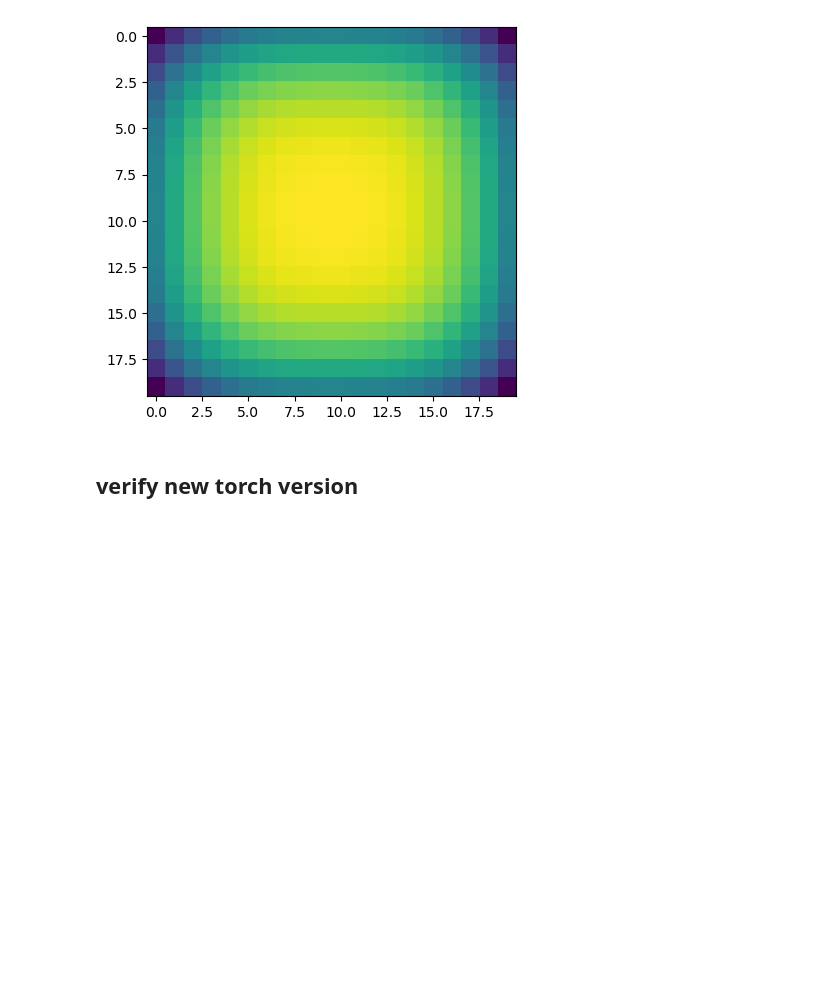
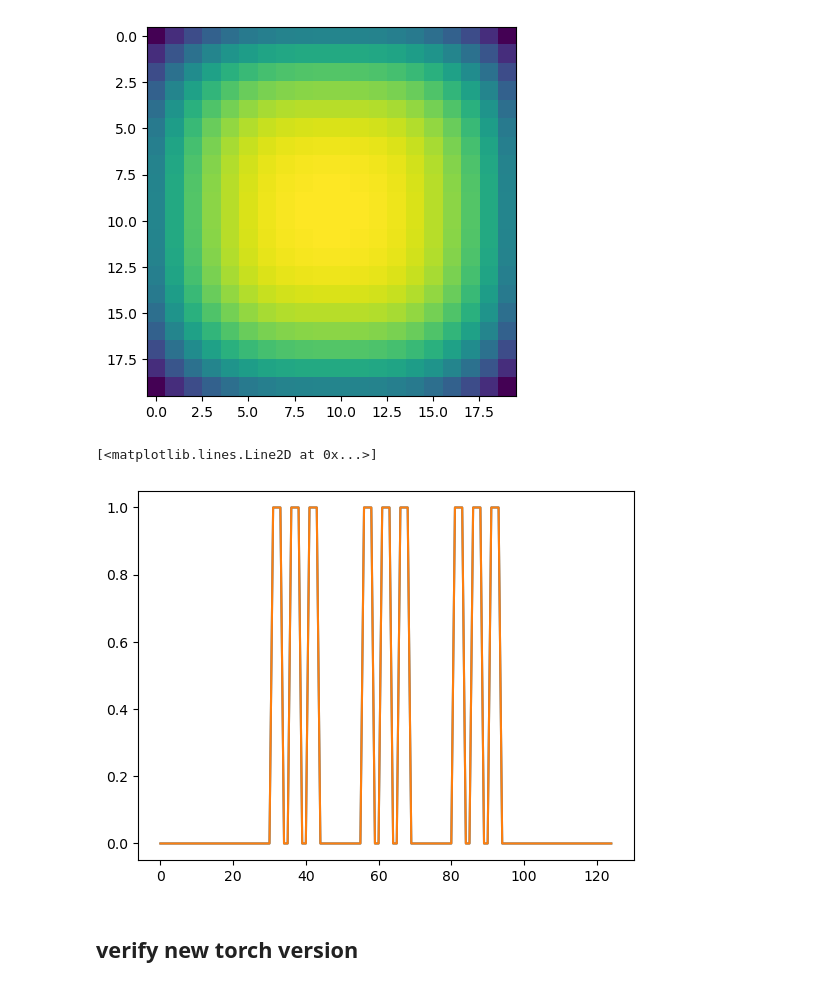
Before and after one commit to CambridgeSolidMechanics/tomography-registration-tools, a Jupyter notebook: examples/bspline_inverse.ipynb, the cells around one changed output. Saved outputs shown, nothing was run; the diff lists cells and outputs as text; code cells hidden in the pictures; blank space fills up the shorter version.

```diff
--- a/examples/bspline_inverse.ipynb
+++ b/examples/bspline_inverse.ipynb
@@ -210,6 +210,12 @@ w = np.linalg.lstsq(A, u.flatten(), rcond=None)[0]
 assert np.allclose(w, weights.flatten())
 # %% [output]
 [figure]
+# %%
+plt.plot(weights.flatten())
+plt.plot(w)
+# %% [output]
+[<matplotlib.lines.Line2D at 0x...>]
+[figure, added]
 # %% [markdown]
 ## verify new torch version
 # %%
```
Also changed, not shown: parts of 3 cells of this notebook, 1 other file.
